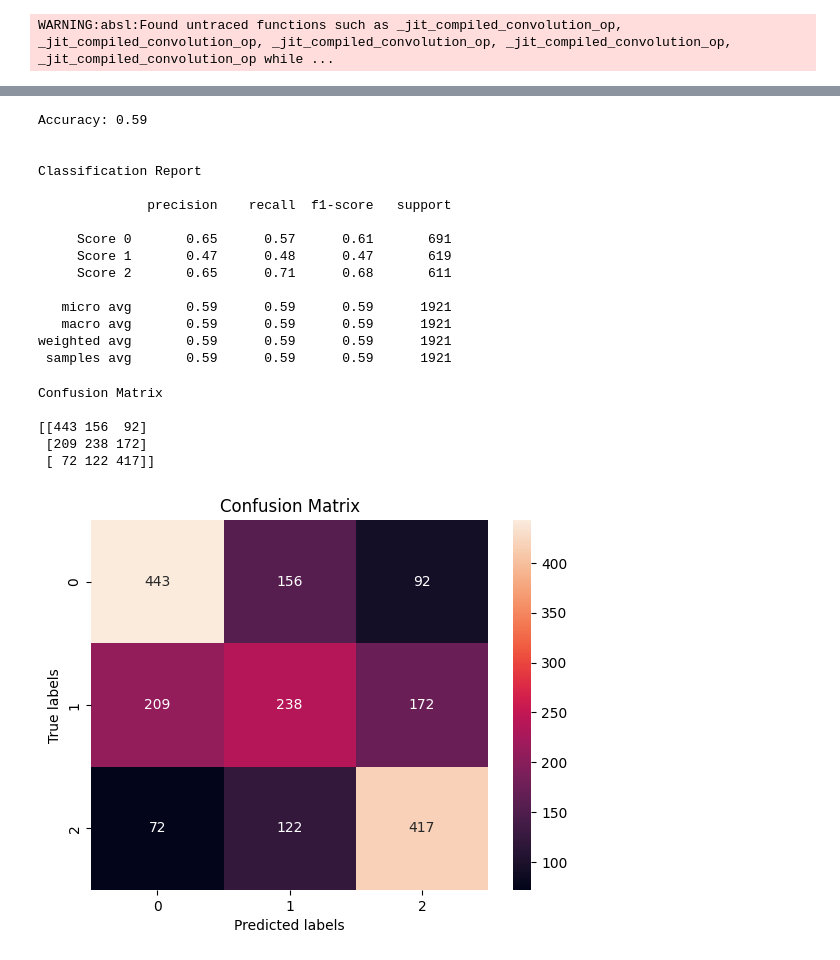
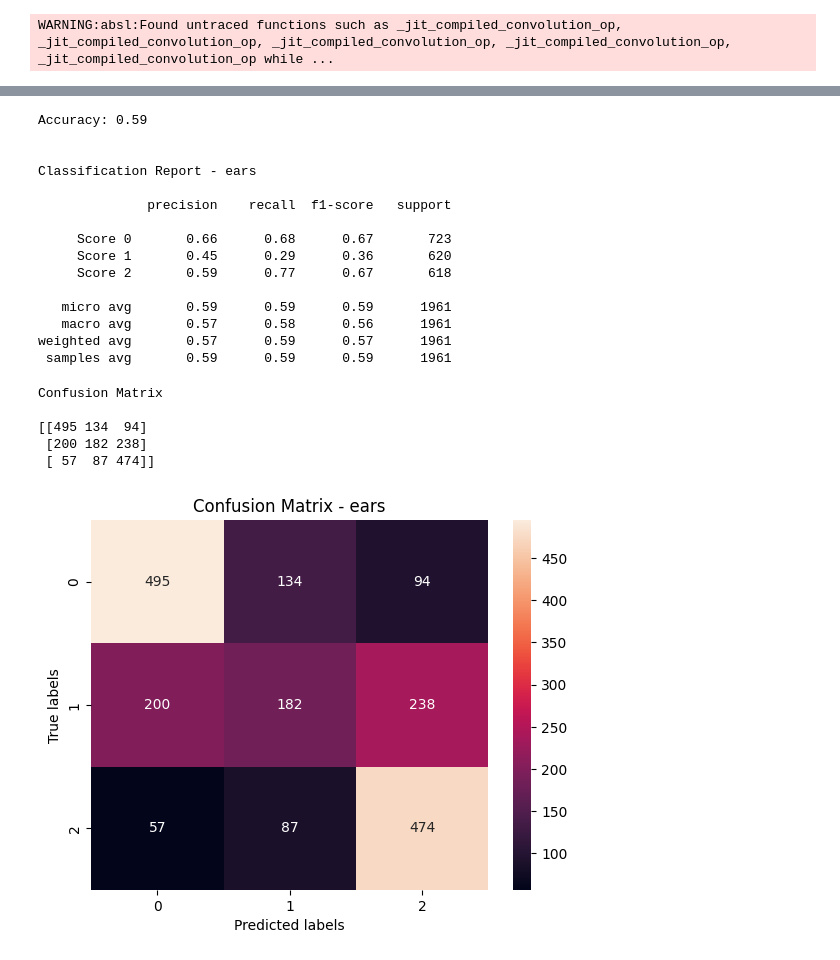
Before and after one commit to dominika01/pain-detection-cats, a Jupyter notebook: results/ears-results/ears.ipynb, the cells around one changed output, grey strips where cells are left out. Saved outputs shown, nothing was run; the diff lists cells and outputs as text; code cells hidden in the pictures.

```diff
--- a/results/ears-results/ears.ipynb
+++ b/results/ears-results/ears.ipynb
@@ -14,11 +16,11 @@ from sklearn.metrics import confusion_matrix, accuracy_score, classification_rep
 
 INPUT_SHAPE_X = 128
 INPUT_SHAPE_Y = 64
-ITERATION = '3'
+ITERATION = '4'
 EPOCHS = 1000
 BATCH_SIZE = 4
 
-max_images = 3400 # max images per class
+max_images = 3600 # max images per class
 # %%
 # load labels
 csv_path = 'labels_preprocessed.csv'
@@ -214,44 +214,44 @@ y_pred[np.arange(prob_array.shape[0]), class_indices] = 1
 # make a classification report
 
 print('\nAccuracy: {:.2f}\n'.format(accuracy_score(y_test, y_pred)))
-print('\nClassification Report\n')
+print('\nClassification Report - ears\n')
 print(classification_report(y_test, y_pred, target_names=['Score 0', 'Score 1', 'Score 2']))
 # %% [output]
 Accuracy: 0.59
 
 
-Classification Report
+Classification Report - ears
 
               precision    recall  f1-score   support
 
-     Score 0       0.65      0.57      0.61       691
-     Score 1       0.47      0.48      0.47       619
-     Score 2       0.65      0.71      0.68       611
+     Score 0       0.66      0.68      0.67       723
+     Score 1       0.45      0.29      0.36       620
+     Score 2       0.59      0.77      0.67       618
 
-   micro avg       0.59      0.59      0.59      1921
-   macro avg       0.59      0.59      0.59      1921
-weighted avg       0.59      0.59      0.59      1921
- samples avg       0.59      0.59      0.59      1921
+   micro avg       0.59      0.59      0.59      1961
+   macro avg       0.57      0.58      0.56      1961
+weighted avg       0.57      0.59      0.57      1961
+ samples avg       0.59      0.59      0.59      1961
 # %%
 # make a confusion matrix
 confusion = confusion_matrix(np.asarray(y_test).argmax(axis=1), np.asarray(y_pred).argmax(axis=1))
 print('Confusion Matrix\n')
 print(confusion)
 
 lables = ['0','1','2']
 ax= plt.subplot()
 sns.heatmap(confusion, annot=True, fmt='g', ax=ax);
 
 # labels, title and ticks
 ax.set_xlabel('Predicted labels');ax.set_ylabel('True labels');
-ax.set_title('Confusion Matrix');
+ax.set_title('Confusion Matrix - ears');
 ax.xaxis.set_ticklabels(lables); ax.yaxis.set_ticklabels(lables);
 plt.show()
 # %% [output]
 Confusion Matrix
 
-[[443 156  92]
- [209 238 172]
- [ 72 122 417]]
+[[495 134  94]
+ [200 182 238]
+ [ 57  87 474]]
-[figure, old version]
+[figure, new version]
 # %%
```
Also changed, not shown: parts of 7 cells of this notebook, 10 other files.
